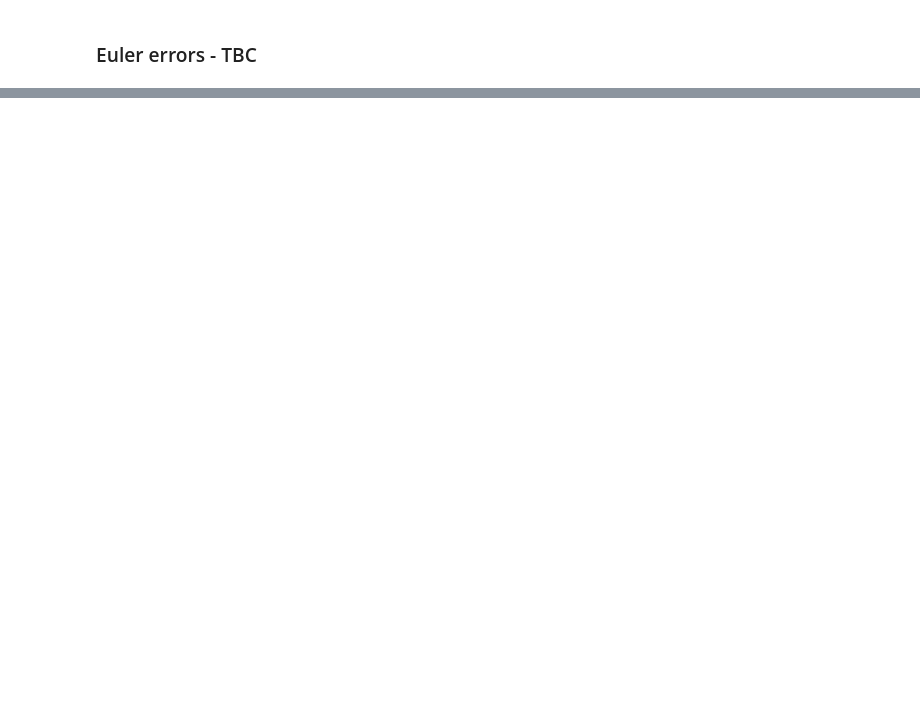
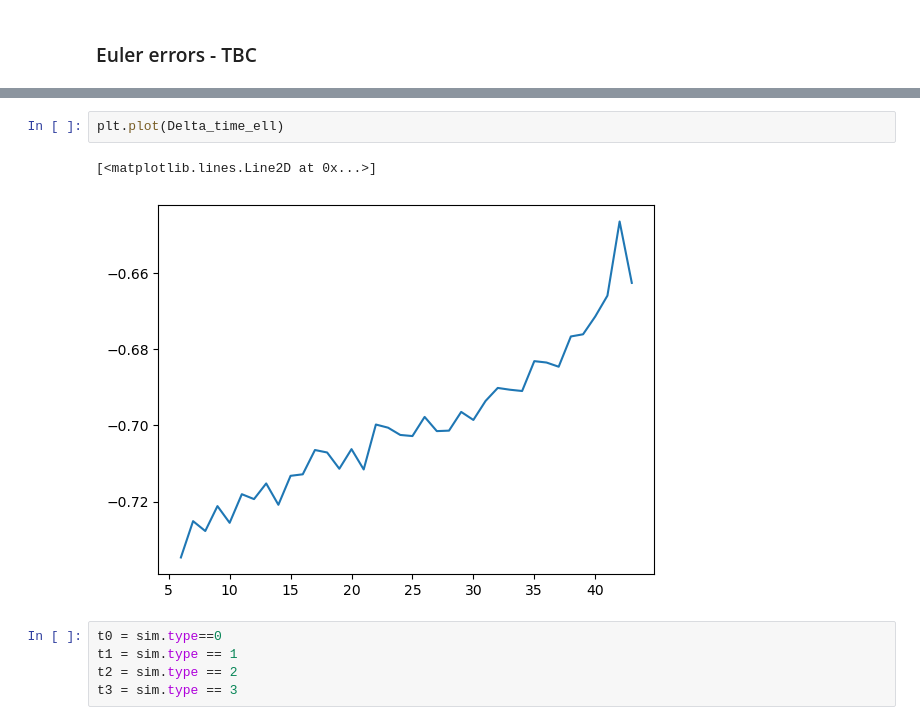
Before and after one commit to ansofol/DP_term_paper, a Jupyter notebook: main_model/test_run.ipynb, the cells around one changed output, grey strips where cells are left out. Cells and saved outputs as stored; diff of their text form; blank space fills up the shorter version.

```diff
--- a/main_model/test_run.ipynb
+++ b/main_model/test_run.ipynb
@@ -212,0 +210,10 @@ Delta_time[:-2]
+# %%
+plt.plot(Delta_time_ell)
+# %% [output]
+[<matplotlib.lines.Line2D at 0x...>]
+[figure, added]
+# %%
+t0 = sim.type==0
+t1 = sim.type == 1
+t2 = sim.type == 2
+t3 = sim.type == 3
```
Also changed, not shown: parts of 35 cells of this notebook, 5 other files.
